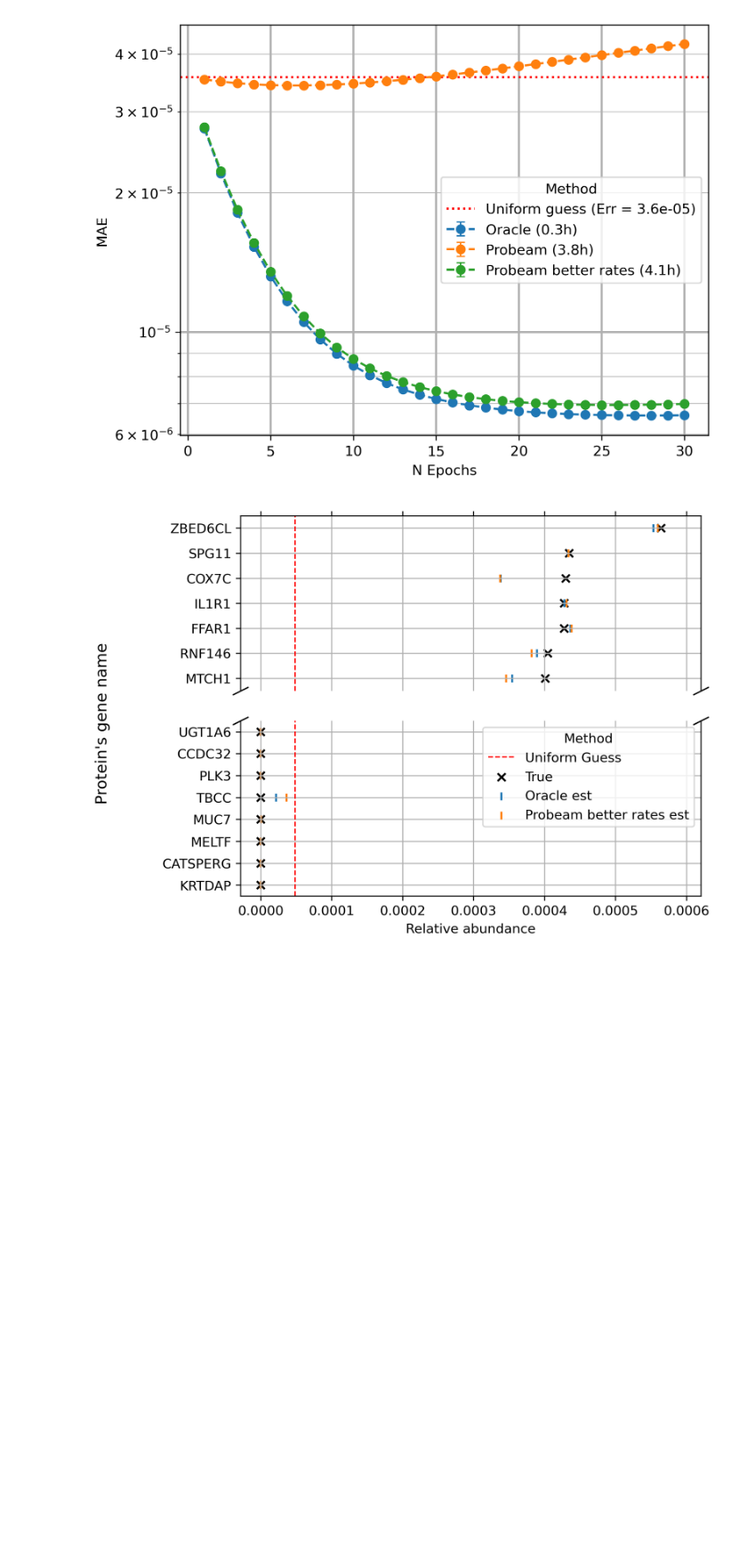
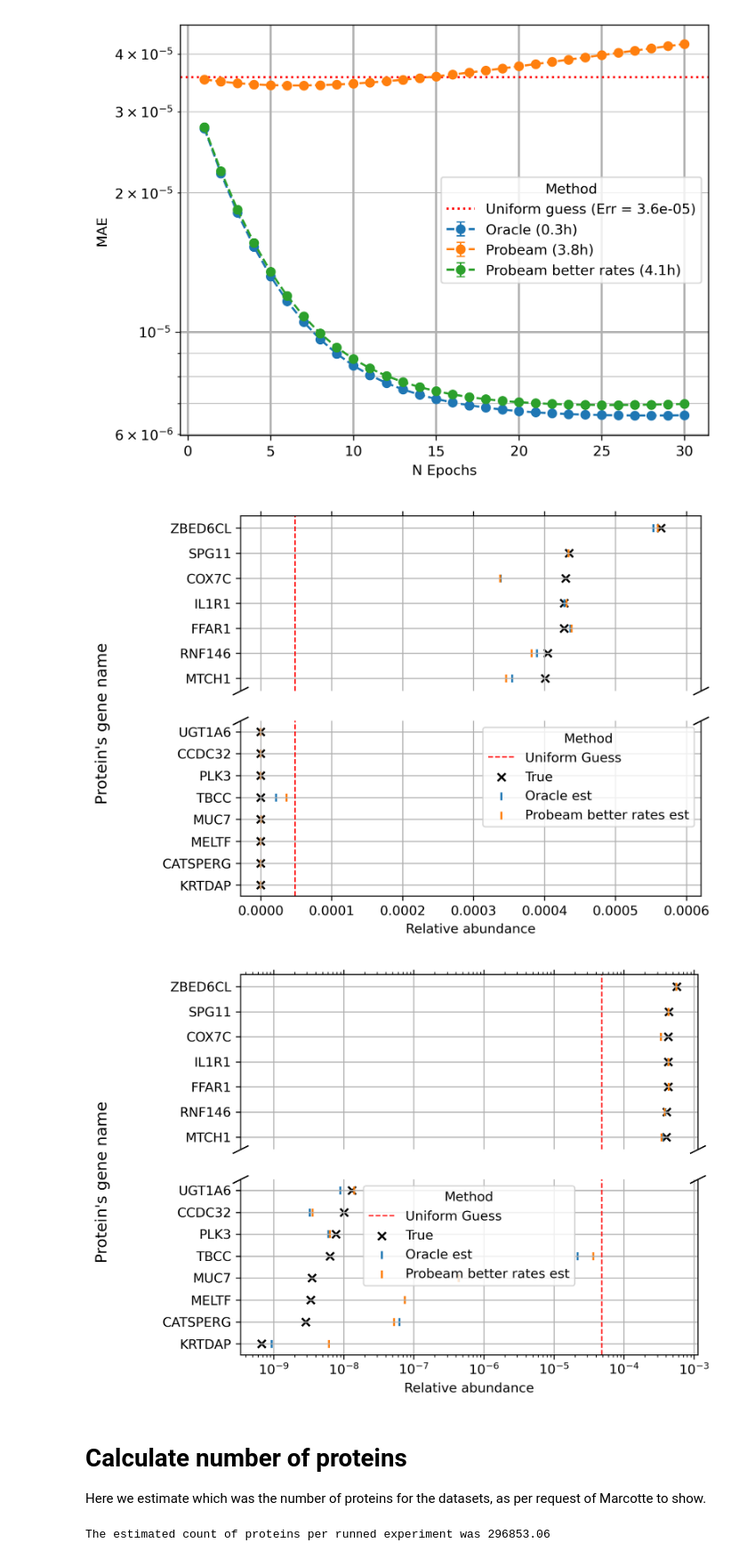
Before and after one commit to JavierKipen/ProtInfGPU, a Jupyter notebook: scripts/20642ProtPlots.ipynb, the cells around one changed output. Shown at 89% size. Drawn from its saved outputs; the diff is of its cells as text; code cells hidden in the pictures; blank space fills up the shorter version.

```diff
--- a/scripts/20642ProtPlots.ipynb
+++ b/scripts/20642ProtPlots.ipynb
@@ -241,7 +241,7 @@ def get_truePIs(ds_classifier_path,n_datasets=10):
     PYs = np.column_stack(PYs_list).T
     return PYs;
 
-def plot_est_per_protein_axis_broken(path_probeam_better,path_oracle,dataset_classifier_path,n_ds_cv=0):
+def plot_est_per_protein_axis_broken(path_probeam_better,path_oracle,dataset_classifier_path,n_ds_cv=0, log_x=False):
     #Protein Gene indicators
     df=pd.read_csv("/home/jkipen/raid_storage/ProtInfGPU/data/20642_Prot/binary/Probeam/protein_descriptions.csv")
     descriptions=df["Description"].to_list()
@@ -297,8 +297,18 @@ def plot_est_per_protein_axis_broken(path_probeam_better,path_oracle,dataset_cla
     ax2.set_ylim(-0.5, 7.5)  # most of the data
 
     max_prob=np.max(PY);
-    ax1.set_xlim(-max_prob*0.05, max_prob*1.1)  # outliers only
-    ax2.set_xlim(-max_prob*0.05, max_prob*1.1)  # most of the data
+
+
+
+    if log_x:
+        ax1.set_xscale('log')
+        ax2.set_xscale('log')
+        min_prob=np.min(PY);
+        ax1.set_xlim(min_prob*0.5, max_prob*2)  # outliers only
+        ax2.set_xlim(min_prob*0.5, max_prob*2)  # most of the data
+    else:
+        ax1.set_xlim(-max_prob*0.05, max_prob*1.1)  # outliers only
+        ax2.set_xlim(-max_prob*0.05, max_prob*1.1)  # most of the data
 
     ax1.grid()
     ax2.grid()
@@ -315,3 +325,20 @@ plot_est_per_protein_axis_broken(path_probeam_better_config,path_oracle,dataset_
 #This one (number 1) illustrates well how it works
 # %% [output]
 [figure]
+# %%
+plot_est_per_protein_axis_broken(path_probeam_better_config,path_oracle,dataset_classifier_path,n_ds_cv=1,log_x=True)
+# %% [output]
+[figure, added]
+# %% [markdown]
+# Calculate number of proteins
+
+Here we estimate which was the number of proteins for the datasets, as per request of Marcotte to show.
+# %%
+AlltruePIs=get_truePIs(dataset_classifier_path);
+expNFluExpGenByI=np.fromfile("/home/jkipen/raid_storage/ProtInfGPU/data/20642_Prot/binary/Common/expNFluExpGenByI.bin", dtype=np.float32);
+expNFluExpGenByI=expNFluExpGenByI.reshape(-1,1)
+sums=AlltruePIs @ expNFluExpGenByI;
+NreadsPerExp=10e6;
+print("The estimated count of proteins per runned experiment was " + str(np.mean(NreadsPerExp/sums)))
+# %% [output]
+The estimated count of proteins per runned experiment was 296853.06
```
Also changed, not shown: parts of 2 cells of this notebook, 1 other file.
